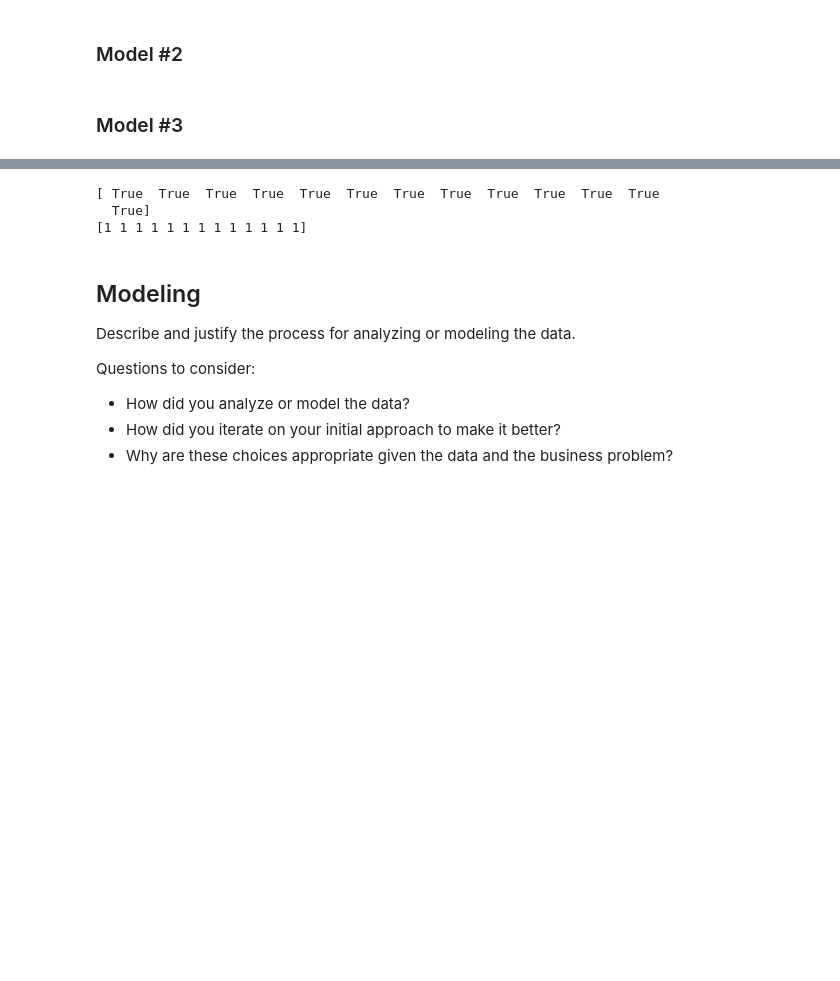
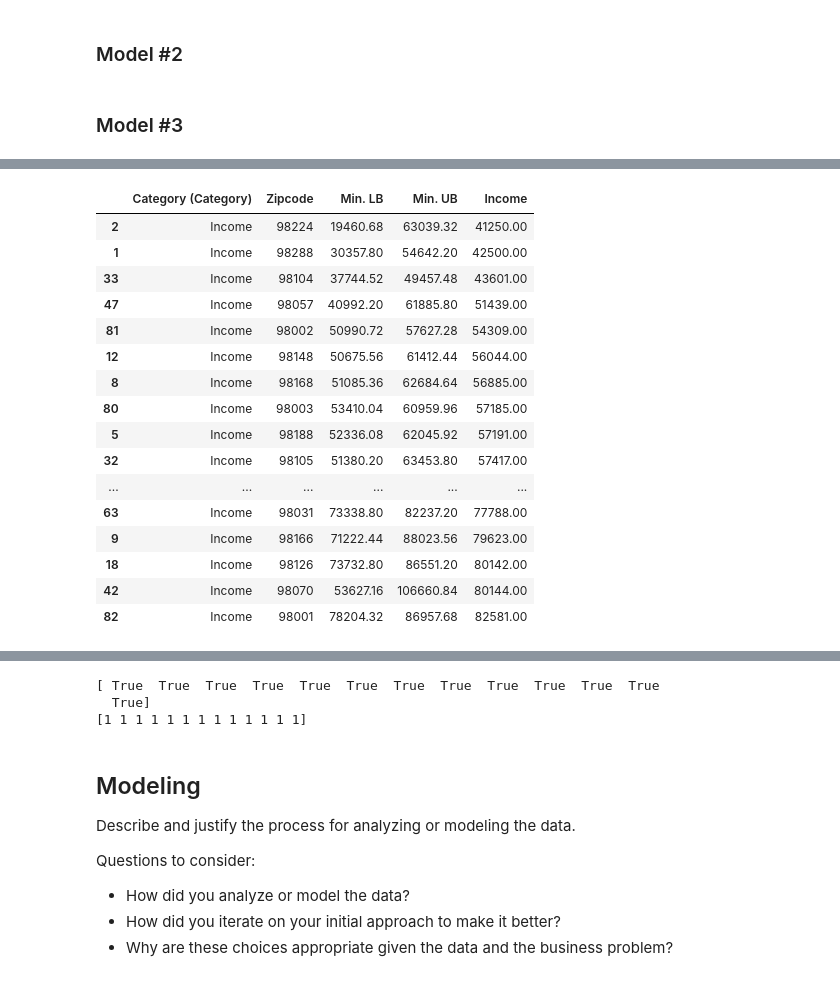
Before and after one commit to clreiner/KingCountyHousingProject, a Jupyter notebook: KingCountyHomes.ipynb, the cells around one changed output, grey strips where cells are left out. Saved outputs shown, nothing was run; the diff lists cells and outputs as text; code cells hidden in the pictures; blank space fills up the shorter version.

```diff
--- a/KingCountyHomes.ipynb
+++ b/KingCountyHomes.ipynb
@@ -240,2 +282,22 @@ data2.describe()
+# %%
+data2.loc[data2['Income']<83000].sort_values(by='Income')
+# %% [output]
+|  | Category (Category) | Zipcode | Min. LB | Min. UB | Income |
+| 2 | Income | 98224 | 19460.68 | 63039.32 | 41250.00 |
+| 1 | Income | 98288 | 30357.80 | 54642.20 | 42500.00 |
+| 33 | Income | 98104 | 37744.52 | 49457.48 | 43601.00 |
+| 47 | Income | 98057 | 40992.20 | 61885.80 | 51439.00 |
+| 81 | Income | 98002 | 50990.72 | 57627.28 | 54309.00 |
+| 12 | Income | 98148 | 50675.56 | 61412.44 | 56044.00 |
+| 8 | Income | 98168 | 51085.36 | 62684.64 | 56885.00 |
+| 80 | Income | 98003 | 53410.04 | 60959.96 | 57185.00 |
+| 5 | Income | 98188 | 52336.08 | 62045.92 | 57191.00 |
+| 32 | Income | 98105 | 51380.20 | 63453.80 | 57417.00 |
+| ... | ... | ... | ... | ... | ... |
+| 63 | Income | 98031 | 73338.80 | 82237.20 | 77788.00 |
+| 9 | Income | 98166 | 71222.44 | 88023.56 | 79623.00 |
+| 18 | Income | 98126 | 73732.80 | 86551.20 | 80142.00 |
+| 42 | Income | 98070 | 53627.16 | 106660.84 | 80144.00 |
+| 82 | Income | 98001 | 78204.32 | 86957.68 | 82581.00 |
 # %%
 # create new column "income" that categorizes income into "low", "mid-low", "mid-high" and 'high' based on quartiles
```
Also changed, not shown: parts of 11 cells of this notebook.
